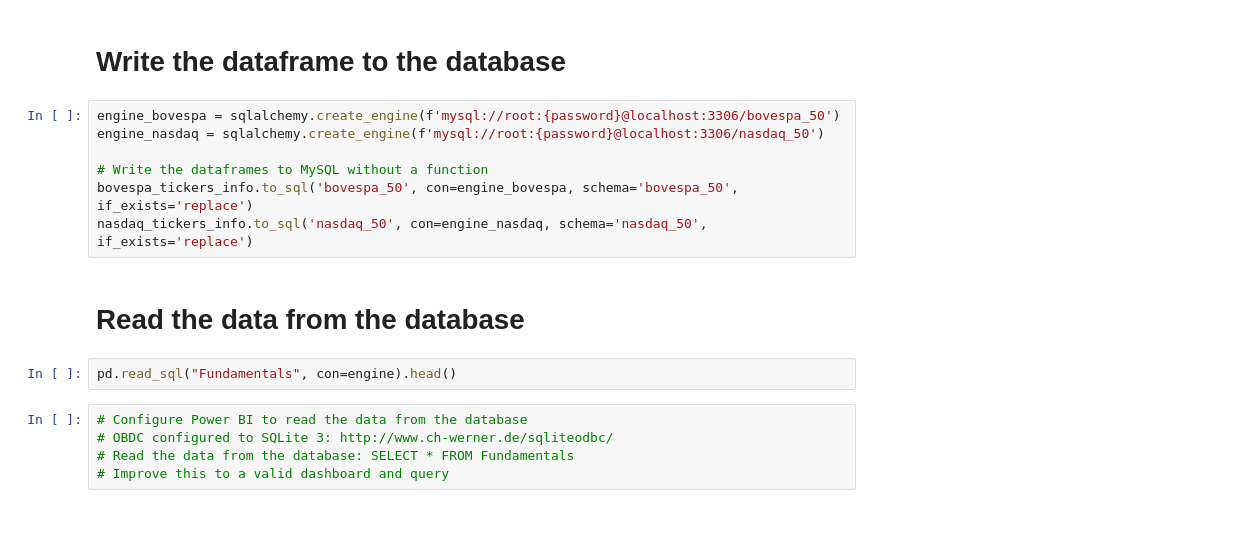
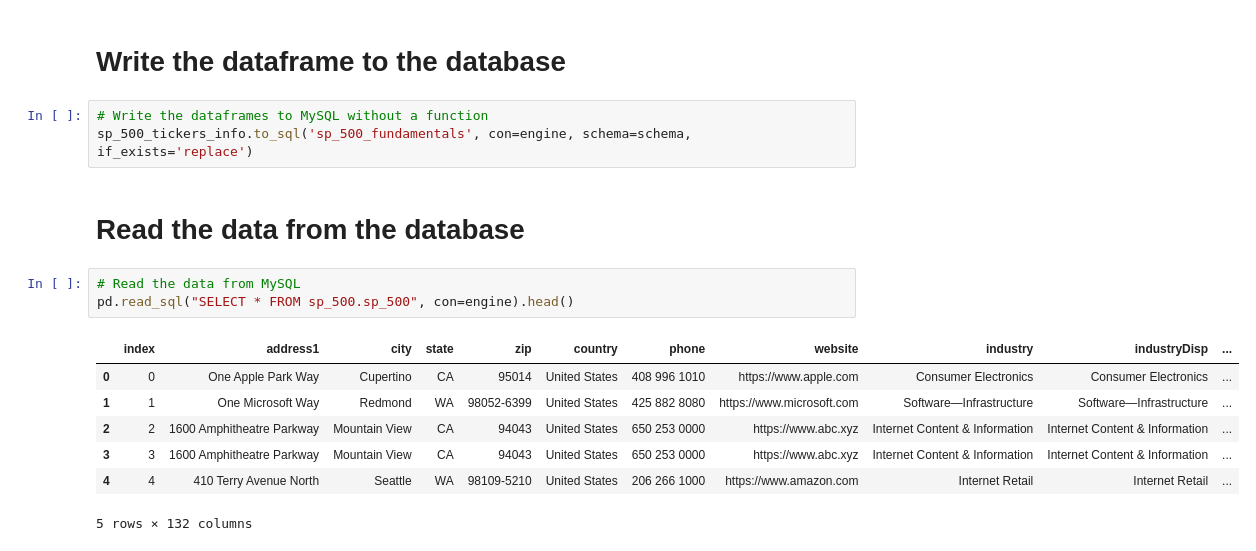
Before and after one commit to DevPitta/data_analysis, a Jupyter notebook: stock_comparison/stock_comp.ipynb, the cells around one changed output. Saved outputs shown, nothing was run; the diff lists cells and outputs as text; blank space fills up the shorter version.

```diff
--- a/stock_comparison/stock_comp.ipynb
+++ b/stock_comparison/stock_comp.ipynb
@@ -93,18 +171,18 @@ nasdaq_tickers_info.drop(columns='companyOfficers', inplace=True)
 # %% [markdown]
 # Write the dataframe to the database
-# %%
-engine_bovespa = sqlalchemy.create_engine(f'mysql://root:{password}@localhost:3306/bovespa_50')
-engine_nasdaq = sqlalchemy.create_engine(f'mysql://root:{password}@localhost:3306/nasdaq_50')
-
-# Write the dataframes to MySQL without a function
-bovespa_tickers_info.to_sql('bovespa_50', con=engine_bovespa, schema='bovespa_50', if_exists='replace')
-nasdaq_tickers_info.to_sql('nasdaq_50', con=engine_nasdaq, schema='nasdaq_50', if_exists='replace')
+# %%
+# Write the dataframes to MySQL without a function
+sp_500_tickers_info.to_sql('sp_500_fundamentals', con=engine, schema=schema, if_exists='replace')
 # %% [markdown]
 # Read the data from the database
-# %%
-pd.read_sql("Fundamentals", con=engine).head()
-# %%
-# Configure Power BI to read the data from the database
-# OBDC configured to SQLite 3: http://www.ch-werner.de/sqliteodbc/
-# Read the data from the database: SELECT * FROM Fundamentals
-# Improve this to a valid dashboard and query
+# %%
+# Read the data from MySQL
+pd.read_sql("SELECT * FROM sp_500.sp_500", con=engine).head()
+# %% [output]
+|  | index | address1 | city | state | zip | country | phone | website | industry | industryDisp | ... |
+| 0 | 0 | One Apple Park Way | Cupertino | CA | 95014 | United States | 408 996 1010 | https://www.apple.com | Consumer Electronics | Consumer Electronics | ... |
+| 1 | 1 | One Microsoft Way | Redmond | WA | 98052-6399 | United States | 425 882 8080 | https://www.microsoft.com | Software—Infrastructure | Software—Infrastructure | ... |
+| 2 | 2 | 1600 Amphitheatre Parkway | Mountain View | CA | 94043 | United States | 650 253 0000 | https://www.abc.xyz | Internet Content & Information | Internet Content & Information | ... |
+| 3 | 3 | 1600 Amphitheatre Parkway | Mountain View | CA | 94043 | United States | 650 253 0000 | https://www.abc.xyz | Internet Content & Information | Internet Content & Information | ... |
+| 4 | 4 | 410 Terry Avenue North | Seattle | WA | 98109-5210 | United States | 206 266 1000 | https://www.amazon.com | Internet Retail | Internet Retail | ... |
+5 rows × 132 columns
```
Also changed, not shown: parts of 18 cells of this notebook, 4 other files.
